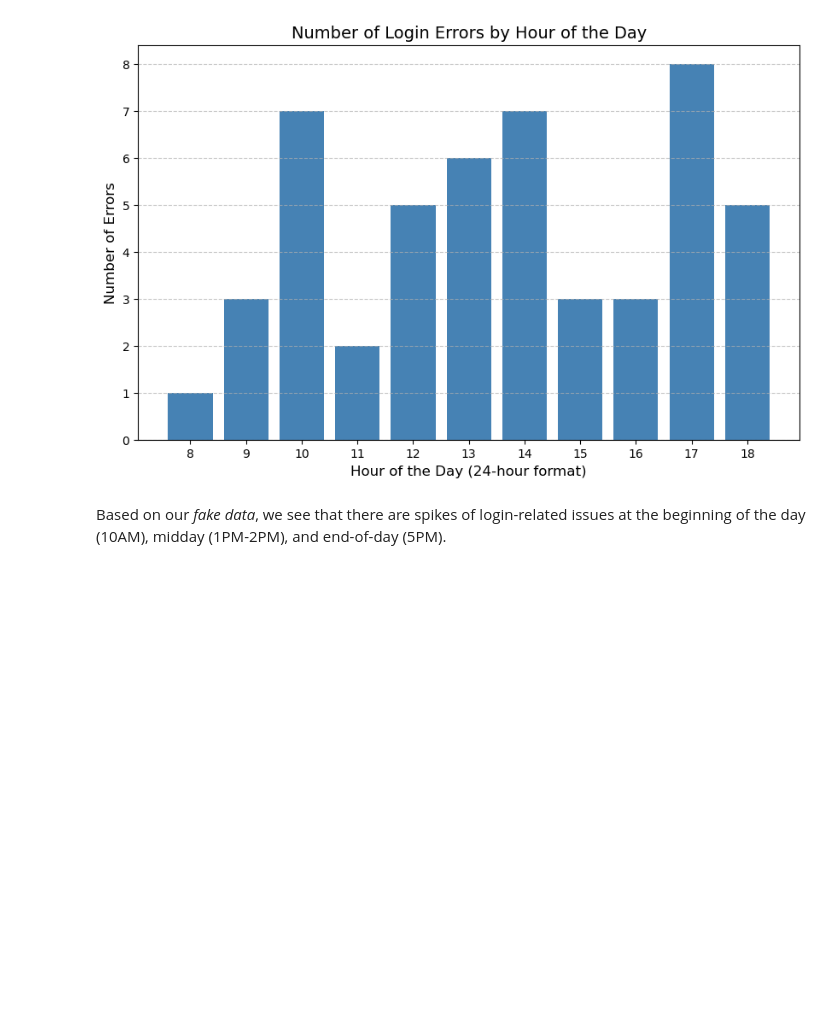
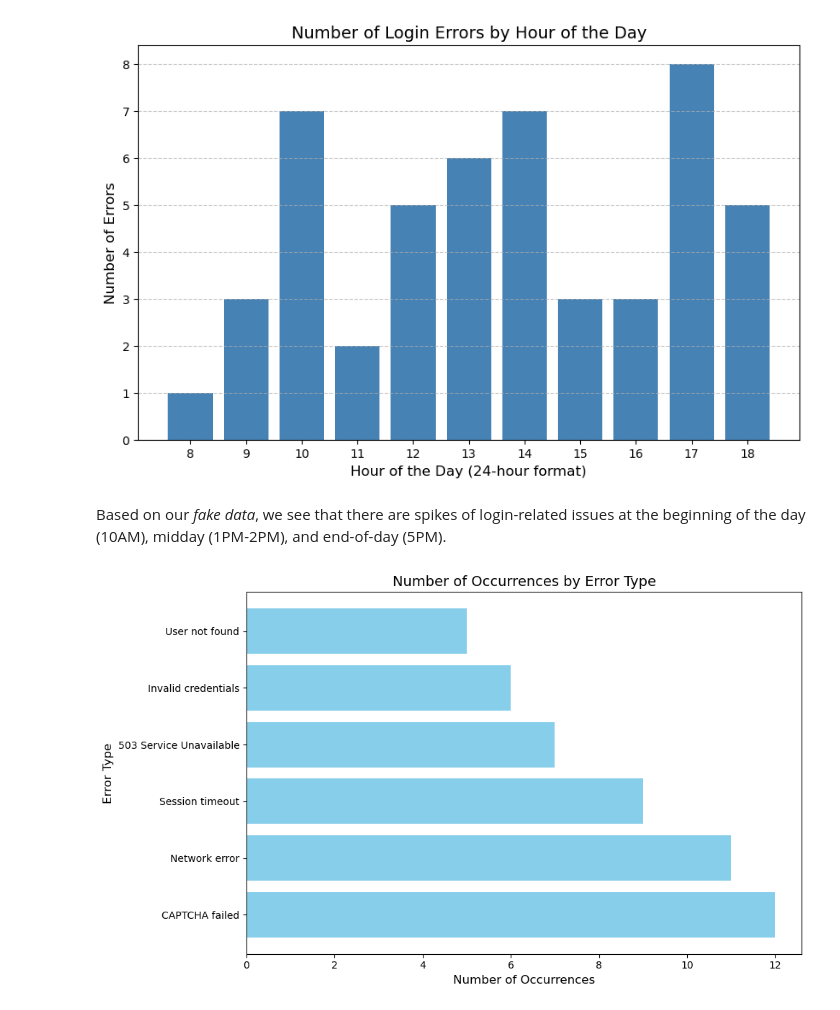
Before and after one commit to thejjserg/integra-case-study, a Jupyter notebook: Jr. Product Owner Case Study.ipynb, the cells around one changed output. Saved outputs shown, nothing was run; the diff lists cells and outputs as text; code cells hidden in the pictures; blank space fills up the shorter version.

Commit message:
Bar Chart of Errors

```diff
--- a/Jr. Product Owner Case Study.ipynb
+++ b/Jr. Product Owner Case Study.ipynb
@@ -130,3 +130,19 @@ plt.close()
 [figure]
 # %% [markdown]
 Based on our *fake data*, we see that there are spikes of login-related issues at the beginning of the day (10AM), midday (1PM-2PM), and end-of-day (5PM).
+# %%
+# Group by 'Error Message' and count occurrences
+error_count = df['Error Message'].value_counts()
+
+# Plotting the horizontal bar chart
+plt.figure(figsize=(10,6))
+plt.barh(error_count.index, error_count.values, color='skyblue')
+plt.title('Number of Occurrences by Error Type', fontsize=14)
+plt.xlabel('Number of Occurrences', fontsize=12)
+plt.ylabel('Error Type', fontsize=12)
+
+# Show the plot
+plt.tight_layout()
+plt.show()
+# %% [output]
+[figure, added]
```
